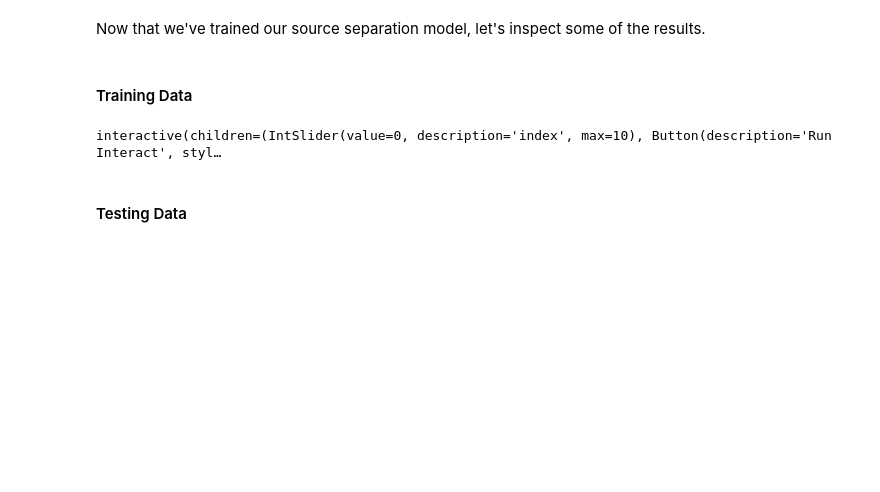
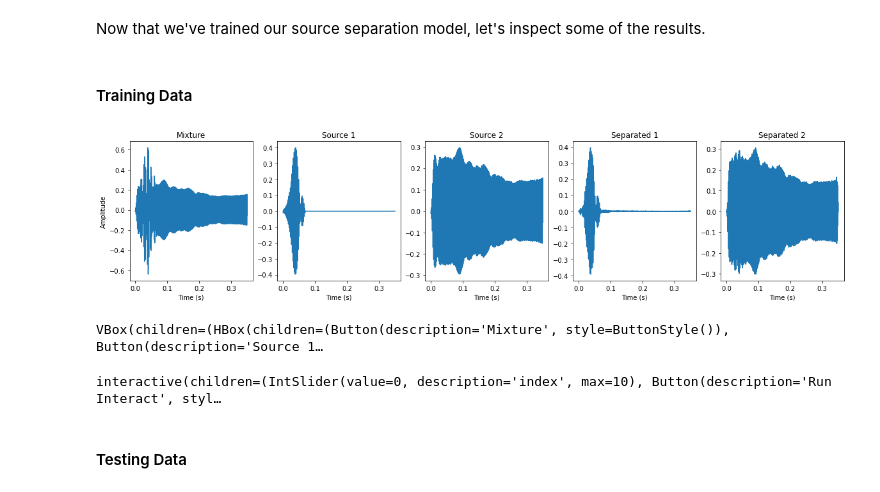
Before and after one commit to kzacarian/cocktail-party-problem, a Jupyter notebook: Macaques/Macaque_Source_Separation_V_Colab.ipynb, the cells around one changed output. Cells and saved outputs as stored; diff of their text form; code cells hidden in the pictures; blank space fills up the shorter version.

Commit message:
Adding embedded visualizations

```diff
--- a/Macaques/Macaque_Source_Separation_V_Colab.ipynb
+++ b/Macaques/Macaque_Source_Separation_V_Colab.ipynb
@@ -464,6 +464,11 @@ def plot_separations(X, Y, model, index, window=WINDOW_WIDTH, sr=SR):
     display(widgets.VBox([buttons, out]))
 # %% [markdown]
 #### Training Data
+# %%
+plot_separations(X_train, Y_train, model, 1)
+# %% [output]
+[figure, added]
+VBox(children=(HBox(children=(Button(description='Mixture', style=ButtonStyle()), Button(description='Source 1…
 # %%
 interact_manual(lambda index: plot_separations(X_train, Y_train, model, index),
                 index=widgets.IntSlider(min=0, max=10, step=1));
```
Also changed, not shown: parts of 2 cells of this notebook.
